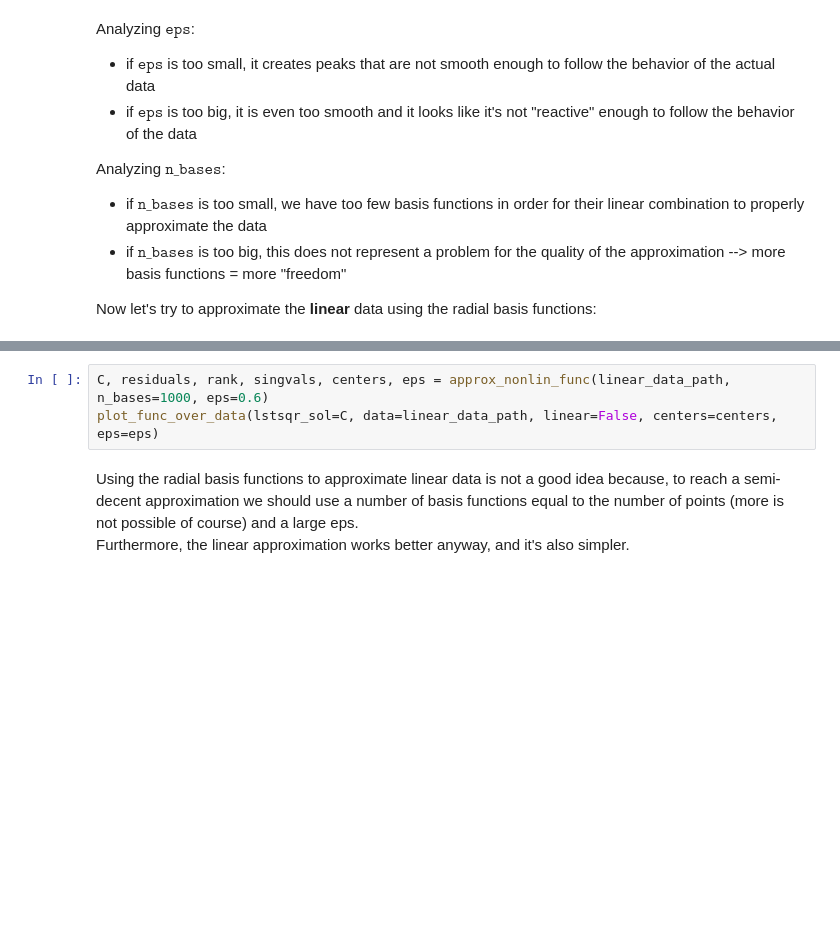
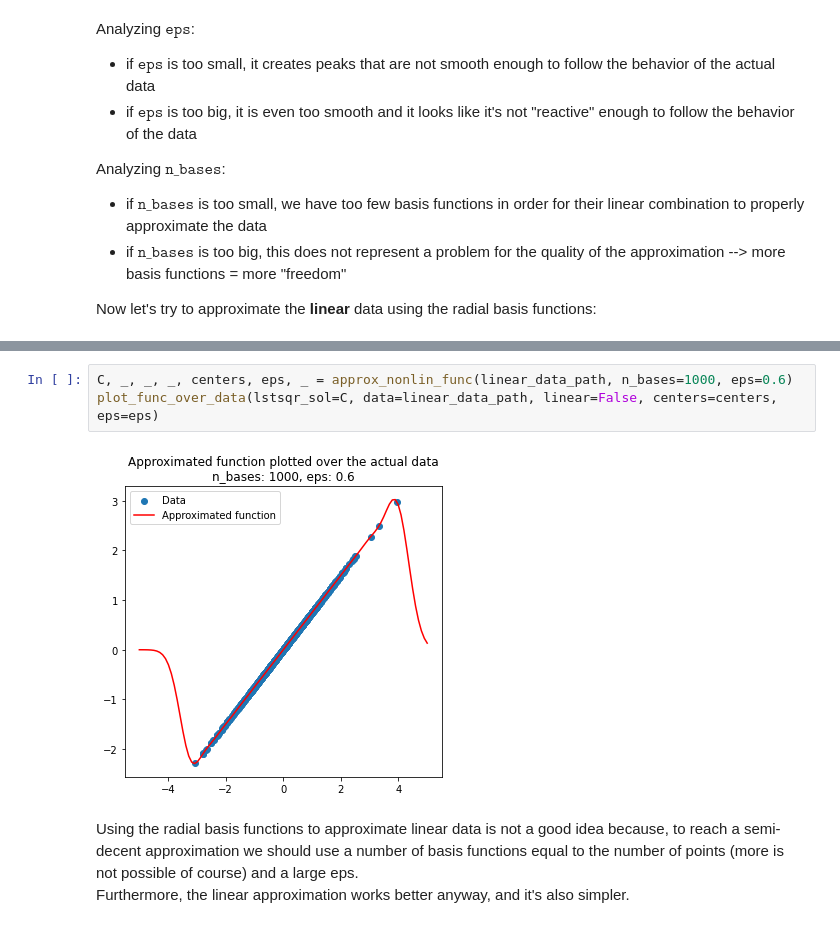
Before and after one commit to AlexPasqua/MLCMS-exercises, a Jupyter notebook: EX5/src/task1.ipynb, the cells around one changed output, grey strips where cells are left out. Cells and saved outputs as stored; diff of their text form; blank space fills up the shorter version.

```diff
--- a/EX5/src/task1.ipynb
+++ b/EX5/src/task1.ipynb
@@ -88,6 +88,8 @@ ValueError: too many values to unpack (expected 6)
 # %%
-C, residuals, rank, singvals, centers, eps = approx_nonlin_func(linear_data_path, n_bases=1000, eps=0.6)
+C, _, _, _, centers, eps, _ = approx_nonlin_func(linear_data_path, n_bases=1000, eps=0.6)
 plot_func_over_data(lstsqr_sol=C, data=linear_data_path, linear=False, centers=centers, eps=eps)
+# %% [output]
+[figure, added]
 # %% [markdown]
 Using the radial basis functions to approximate linear data is not a good idea
 because, to reach a semi-decent approximation we should use a number of basis functions
```
Also changed, not shown: parts of 2 cells of this notebook, 3 other files.
